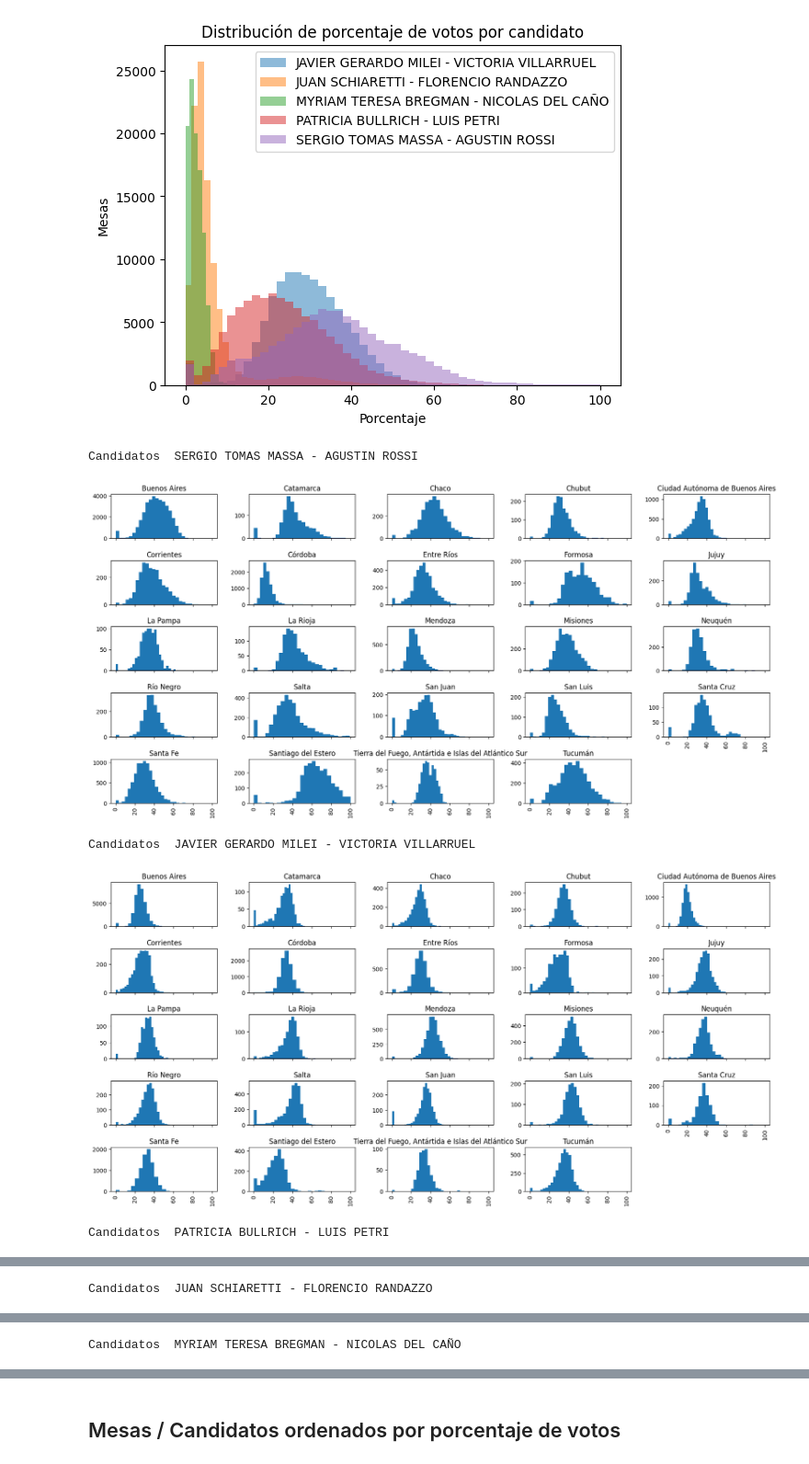
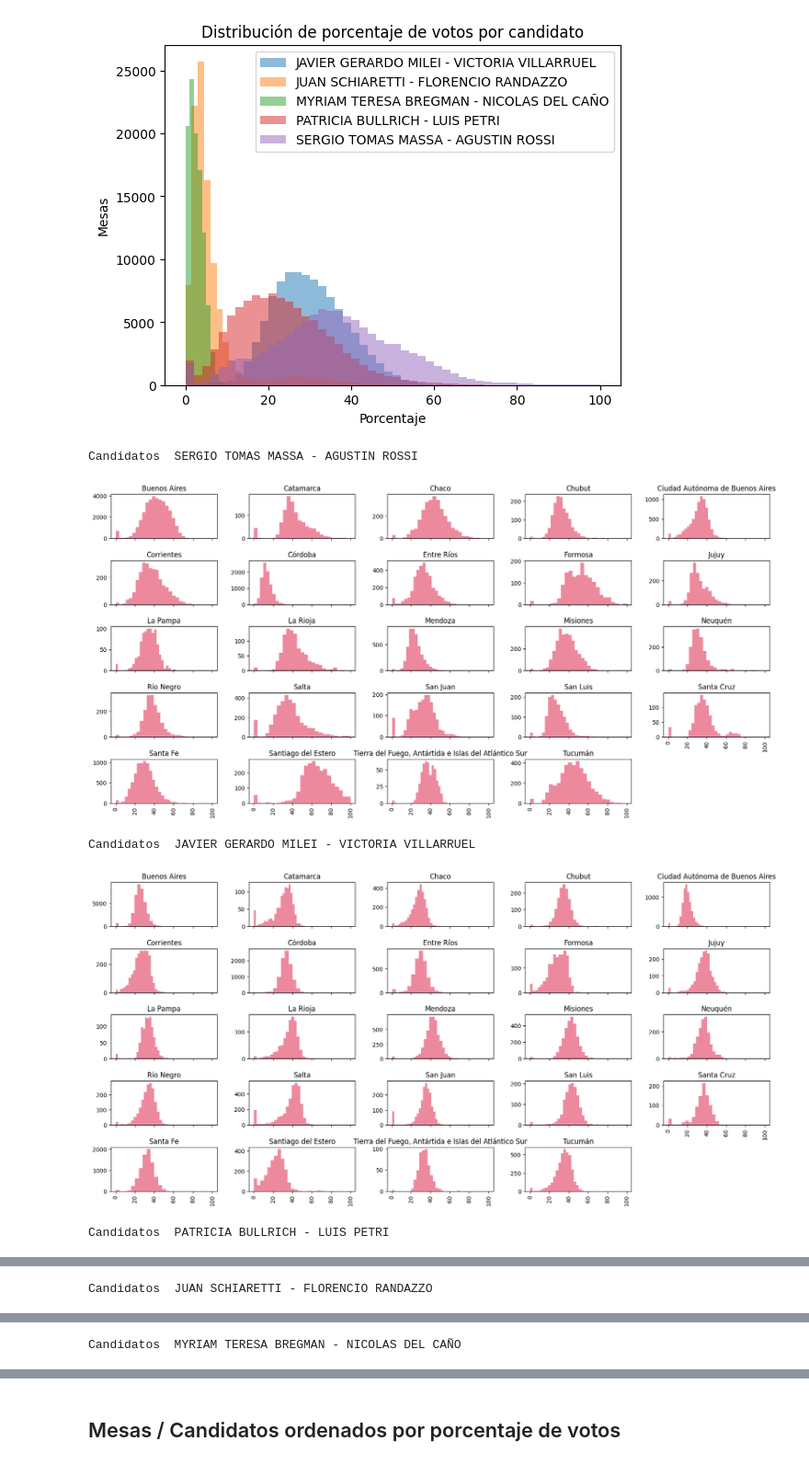
Before and after one commit to leonardoaranda/presidenciales-2023, a Jupyter notebook: notebooks/votos.ipynb, the cells around one changed output, grey strips where cells are left out. Shown at 92% size. Drawn from its saved outputs; the diff is of its cells as text; code cells hidden in the pictures.

```diff
--- a/notebooks/votos.ipynb
+++ b/notebooks/votos.ipynb
@@ -72,12 +74,12 @@ Name: partido_perc, dtype: object
 [figure]
 # %%
 for candidato in votos['partido_candidatos'].unique():
-    votos[votos['partido_candidatos'] == candidato].hist('partido_perc', by='level_2', figsize=(20, 10), bins=25, sharex=True)
+    votos[votos['partido_candidatos'] == candidato].hist('partido_perc', by='level_2', figsize=(20, 10), bins=25, sharex=True, color='crimson', alpha=0.5)
     print('Candidatos ', candidato)
     pyplot.show()
 # %% [output]
 Candidatos  SERGIO TOMAS MASSA - AGUSTIN ROSSI
-[figure, old version]
+[figure, new version]
 Candidatos  JAVIER GERARDO MILEI - VICTORIA VILLARRUEL
-[figure, old version]
+[figure, new version]
 Candidatos  PATRICIA BULLRICH - LUIS PETRI
```
Also changed, not shown: parts of 3 cells of this notebook.
